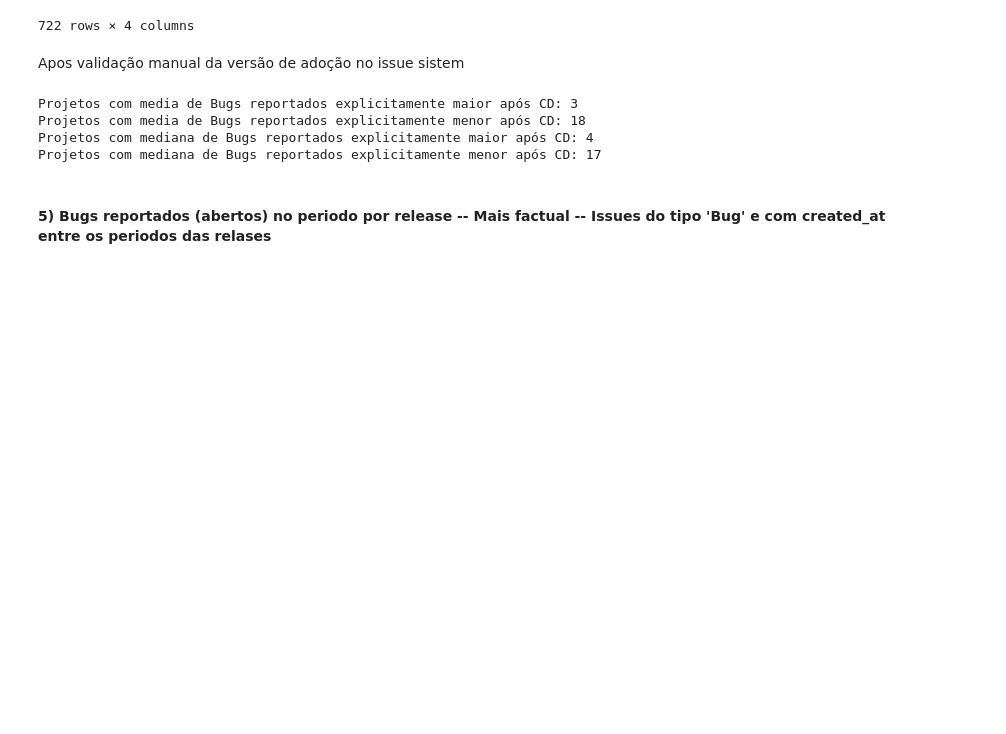
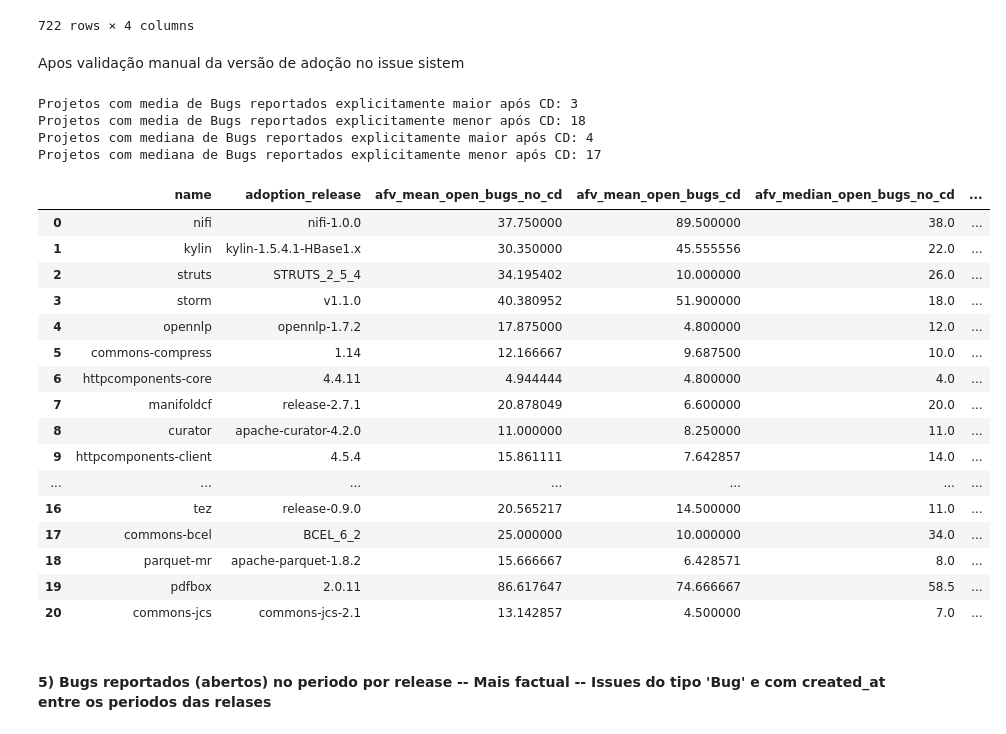
Before and after one commit to diegoandrade-iuv/msr-ch2022-cd, a Jupyter notebook: perguntas de pesquisa.ipynb, the cells around one changed output. Saved outputs shown, nothing was run; the diff lists cells and outputs as text; code cells hidden in the pictures; blank space fills up the shorter version.

```diff
--- a/perguntas de pesquisa.ipynb
+++ b/perguntas de pesquisa.ipynb
@@ -538,6 +542,26 @@ Projetos com media de Bugs reportados explicitamente maior após CD: 3
 Projetos com media de Bugs reportados explicitamente menor após CD: 18
 Projetos com mediana de Bugs reportados explicitamente maior após CD: 4
 Projetos com mediana de Bugs reportados explicitamente menor após CD: 17
+# %%
+dfProjetosComCD[['name','adoption_release', 'afv_mean_open_bugs_no_cd', 'afv_mean_open_bugs_cd' ,'afv_median_open_bugs_no_cd','afv_median_open_bugs_cd']]
+# %% [output]
+|  | name | adoption_release | afv_mean_open_bugs_no_cd | afv_mean_open_bugs_cd | afv_median_open_bugs_no_cd | ... |
+| 0 | nifi | nifi-1.0.0 | 37.750000 | 89.500000 | 38.0 | ... |
+| 1 | kylin | kylin-1.5.4.1-HBase1.x | 30.350000 | 45.555556 | 22.0 | ... |
+| 2 | struts | STRUTS_2_5_4 | 34.195402 | 10.000000 | 26.0 | ... |
+| 3 | storm | v1.1.0 | 40.380952 | 51.900000 | 18.0 | ... |
+| 4 | opennlp | opennlp-1.7.2 | 17.875000 | 4.800000 | 12.0 | ... |
+| 5 | commons-compress | 1.14 | 12.166667 | 9.687500 | 10.0 | ... |
+| 6 | httpcomponents-core | 4.4.11 | 4.944444 | 4.800000 | 4.0 | ... |
+| 7 | manifoldcf | release-2.7.1 | 20.878049 | 6.600000 | 20.0 | ... |
+| 8 | curator | apache-curator-4.2.0 | 11.000000 | 8.250000 | 11.0 | ... |
+| 9 | httpcomponents-client | 4.5.4 | 15.861111 | 7.642857 | 14.0 | ... |
+| ... | ... | ... | ... | ... | ... | ... |
+| 16 | tez | release-0.9.0 | 20.565217 | 14.500000 | 11.0 | ... |
+| 17 | commons-bcel | BCEL_6_2 | 25.000000 | 10.000000 | 34.0 | ... |
+| 18 | parquet-mr | apache-parquet-1.8.2 | 15.666667 | 6.428571 | 8.0 | ... |
+| 19 | pdfbox | 2.0.11 | 86.617647 | 74.666667 | 58.5 | ... |
+| 20 | commons-jcs | commons-jcs-2.1 | 13.142857 | 4.500000 | 7.0 | ... |
 # %% [markdown]
 #### 5) Bugs reportados (abertos) no periodo por release -- Mais factual -- Issues do tipo 'Bug' e com created_at entre os periodos das relases
 # %%
```
Also changed, not shown: parts of 3 cells of this notebook, 1 other file.
